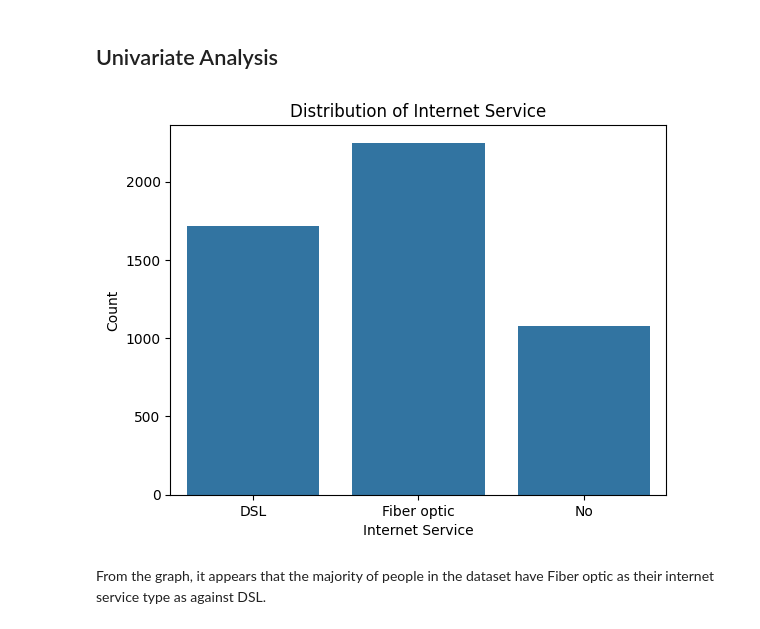
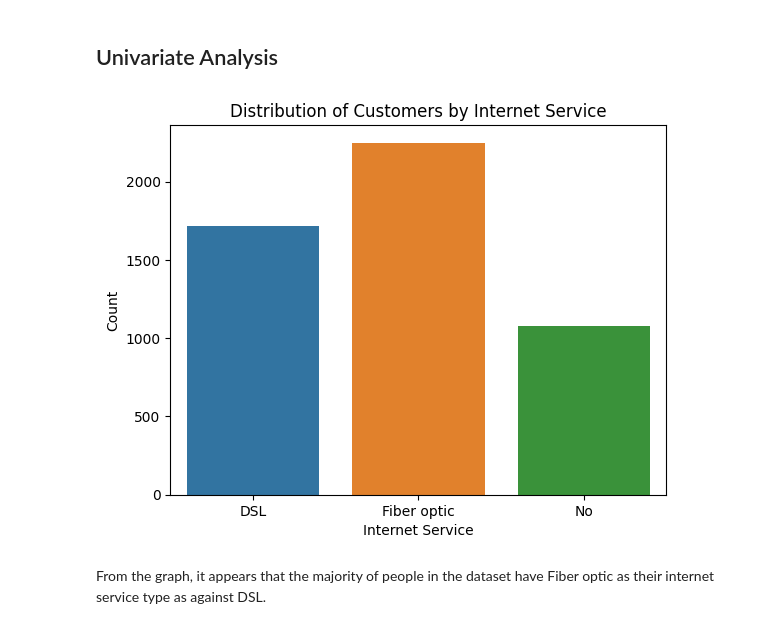
Before and after one commit to Phannsi/ML-Project-to-predict-Customer-Churn, a Jupyter notebook: Jupyter notebook.ipynb, the cells around one changed output. Saved outputs shown, nothing was run; the diff lists cells and outputs as text; code cells hidden in the pictures.

```diff
--- a/Jupyter notebook.ipynb
+++ b/Jupyter notebook.ipynb
@@ -342,13 +344,13 @@ Please note: Filling of missing values for the other columns will be done in the
 ## Univariate Analysis
 # %%
 #The distribution of Internet Service
-sns.countplot(x='InternetService', data=clean_train)
+sns.countplot(x='InternetService', data=clean_train, hue='InternetService')
 plt.xlabel('Internet Service')
 plt.ylabel('Count')
 plt.title('Distribution of Customers by Internet Service')
 plt.show()
 # %% [output]
-[figure, old version]
+[figure, new version]
 # %% [markdown]
 From the graph, it appears that the majority of people in the dataset have Fiber optic as their internet service type as against DSL.
 # %%
```
Also changed, not shown: parts of 2 cells of this notebook, 1 other file.
